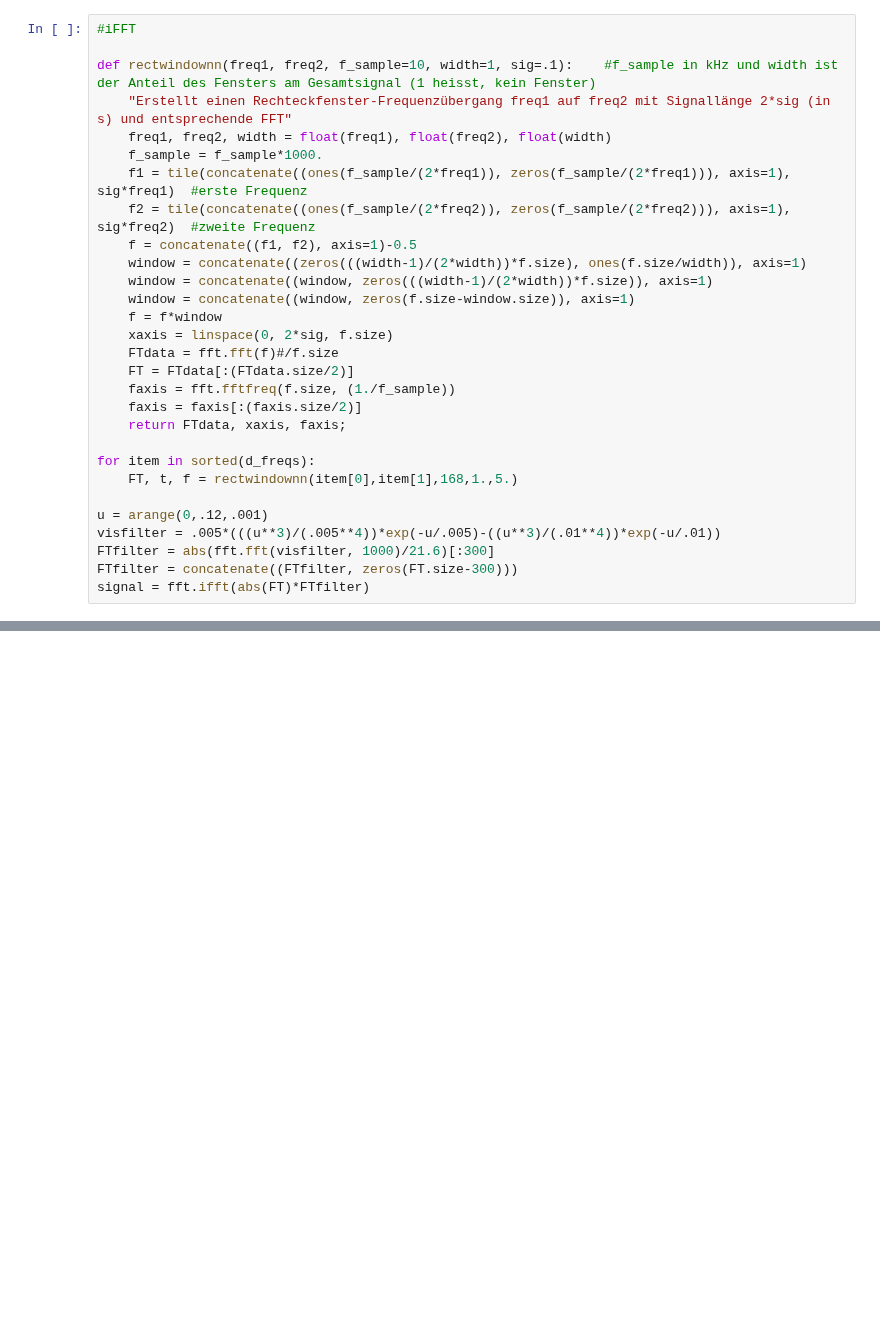
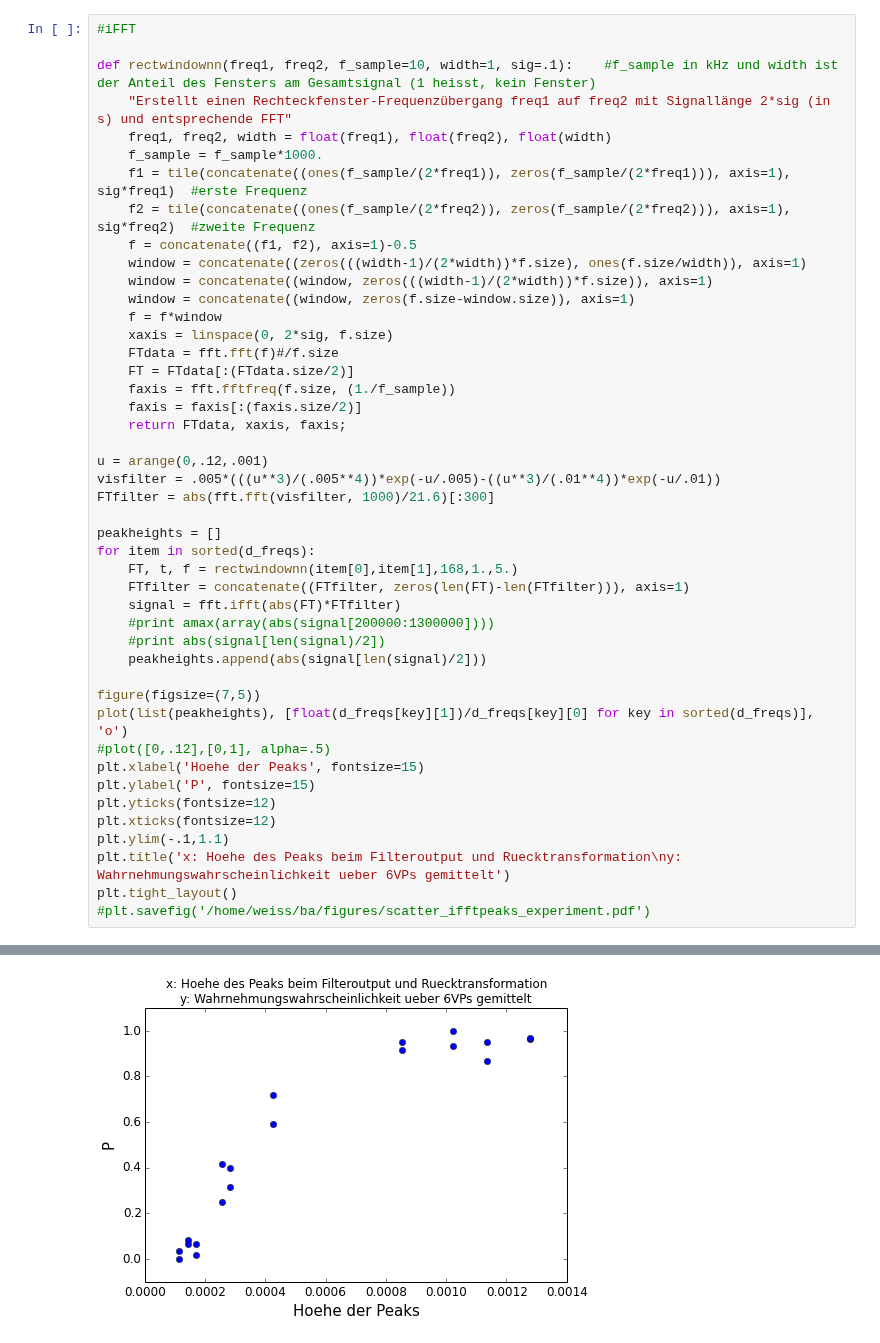
Before and after one commit to wachtlerlab/RWeiss, a Jupyter notebook: Integrals_Experiment.ipynb, the cells around one changed output, grey strips where cells are left out. Cells and saved outputs as stored; diff of their text form; blank space fills up the shorter version.

```diff
--- a/Integrals_Experiment.ipynb
+++ b/Integrals_Experiment.ipynb
@@ -134,12 +169,28 @@ def rectwindownn(freq1, freq2, f_sample=10, width=1, sig=.1):    #f_sample in kH
     faxis = faxis[:(faxis.size/2)]
     return FTdata, xaxis, faxis;
 
-for item in sorted(d_freqs):
-    FT, t, f = rectwindownn(item[0],item[1],168,1.,5.)
-
 u = arange(0,.12,.001)
 visfilter = .005*(((u**3)/(.005**4))*exp(-u/.005)-((u**3)/(.01**4))*exp(-u/.01))
 FTfilter = abs(fft.fft(visfilter, 1000)/21.6)[:300]
-FTfilter = concatenate((FTfilter, zeros(FT.size-300)))
-signal = fft.ifft(abs(FT)*FTfilter)
+
+peakheights = []
+for item in sorted(d_freqs):
+    FT, t, f = rectwindownn(item[0],item[1],168,1.,5.)
+    FTfilter = concatenate((FTfilter, zeros(len(FT)-len(FTfilter))), axis=1)
+    signal = fft.ifft(abs(FT)*FTfilter)
+    #print amax(array(abs(signal[200000:1300000])))
+    #print abs(signal[len(signal)/2])
+    peakheights.append(abs(signal[len(signal)/2]))
+
+figure(figsize=(7,5))
+plot(list(peakheights), [float(d_freqs[key][1])/d_freqs[key][0] for key in sorted(d_freqs)], 'o')
+#plot([0,.12],[0,1], alpha=.5)
+plt.xlabel('Hoehe der Peaks', fontsize=15)
+plt.ylabel('P', fontsize=15)
+plt.yticks(fontsize=12)
+plt.xticks(fontsize=12)
+plt.ylim(-.1,1.1)
+plt.title('x: Hoehe des Peaks beim Filteroutput und Ruecktransformation\ny: Wahrnehmungswahrscheinlichkeit ueber 6VPs gemittelt')
+plt.tight_layout()
+#plt.savefig('/home/weiss/ba/figures/scatter_ifftpeaks_experiment.pdf')
 # %% [output]
@@ -146,0 +197 @@ signal = fft.ifft(abs(FT)*FTfilter)
+[figure, added]
```
Also changed, not shown: parts of 3 cells of this notebook, 2 other files.
